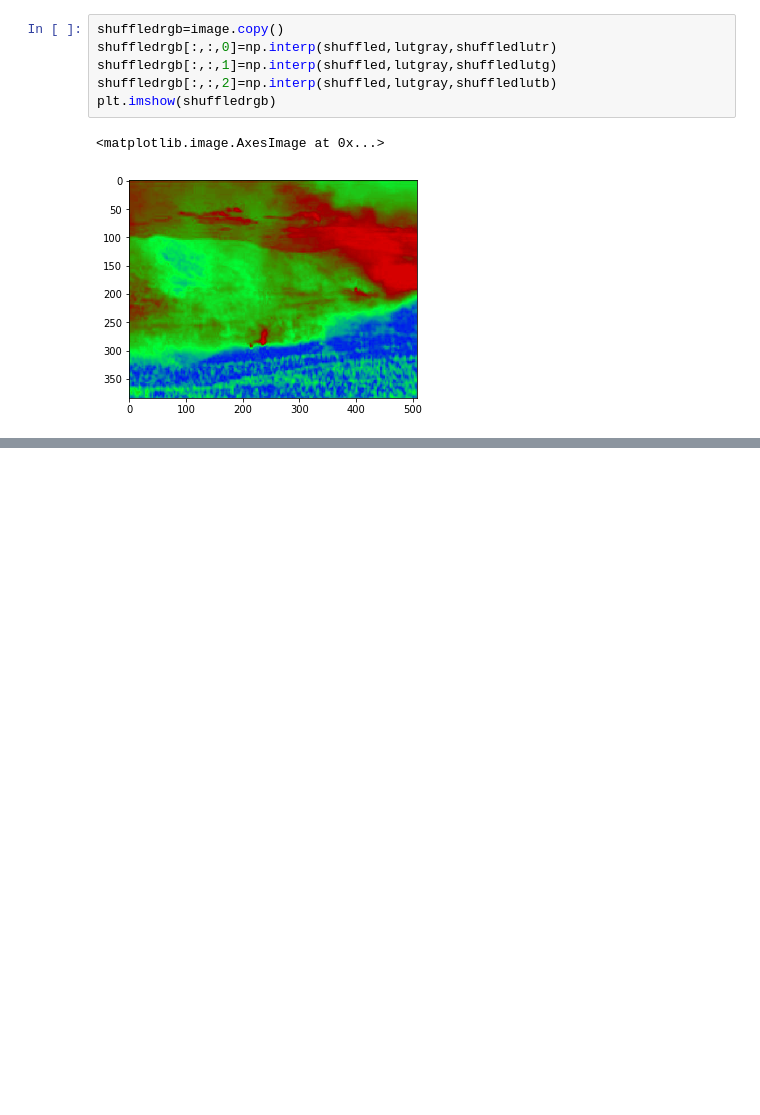
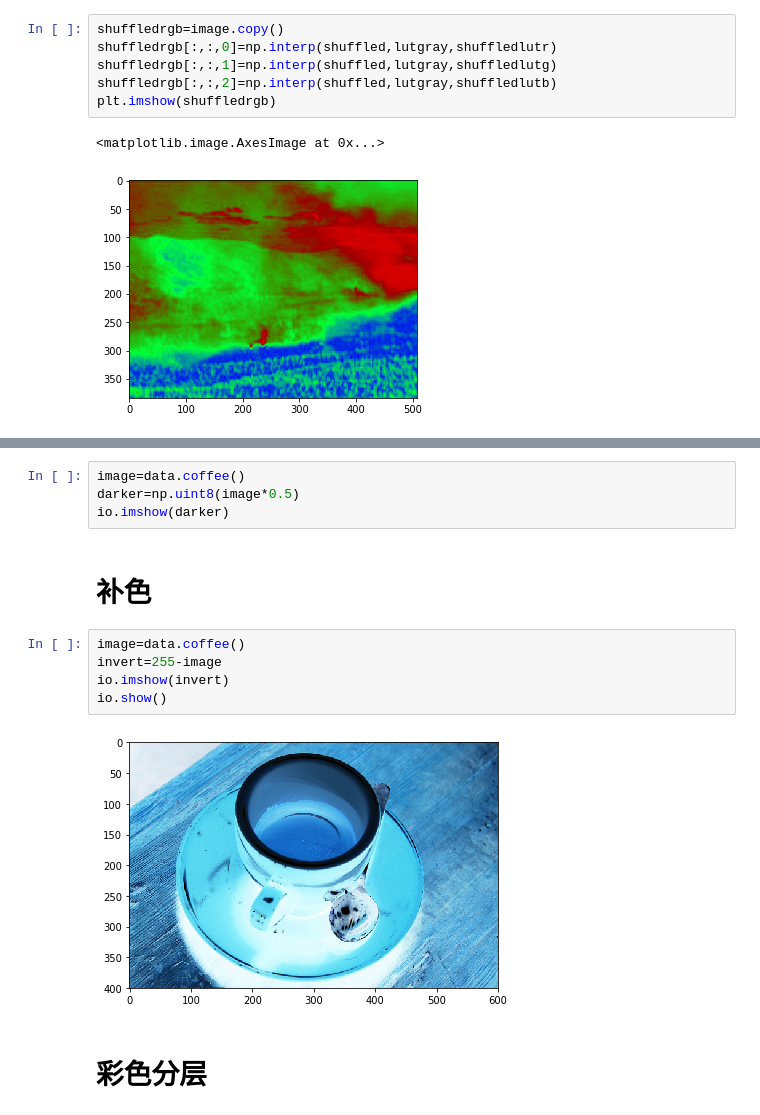
Before and after one commit to xingnix/learning, a Jupyter notebook: imageprocessing/jupyter/6/python3.ipynb, the cells around one changed output, grey strips where cells are left out. Drawn from its saved outputs; the diff is of its cells as text; blank space fills up the shorter version.

```diff
--- a/imageprocessing/jupyter/6/python3.ipynb
+++ b/imageprocessing/jupyter/6/python3.ipynb
@@ -75,0 +85,15 @@ plt.imshow(shuffledrgb)
+# %%
+image=data.coffee()
+darker=np.uint8(image*0.5)
+io.imshow(darker)
+# %% [markdown]
+# 补色
+# %%
+image=data.coffee()
+invert=255-image
+io.imshow(invert)
+io.show()
+# %% [output]
+[figure, added]
+# %% [markdown]
+# 彩色分层
```
Also changed, not shown: parts of 24 cells of this notebook, 1 other file.
